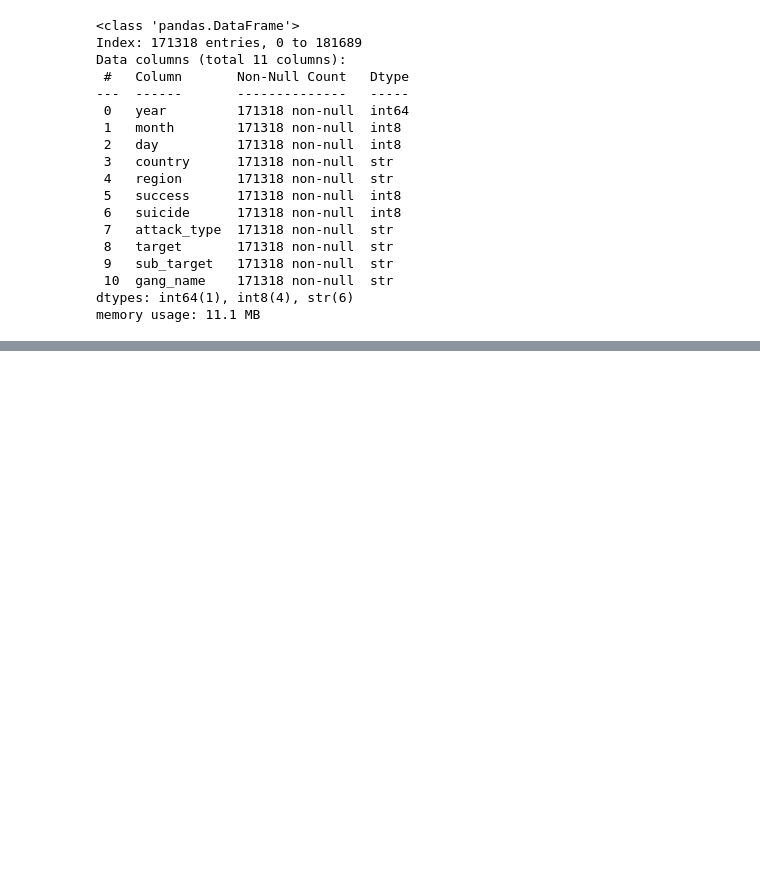
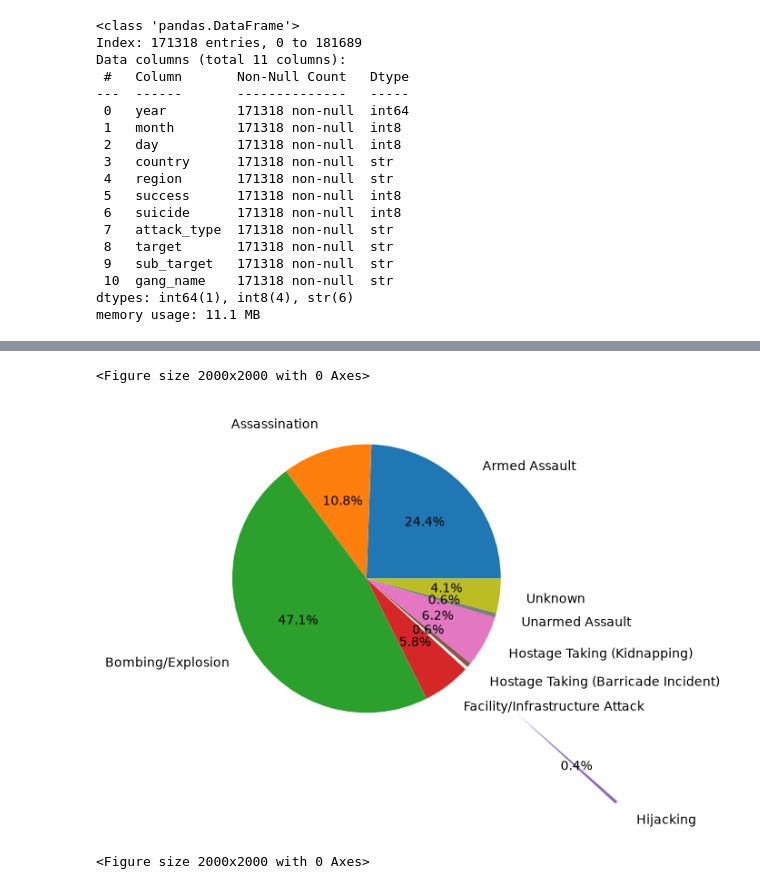
Before and after one commit to Anuragpathak08/Data-Analysis, a Jupyter notebook: projects/jay_the_terrorist_dataset.ipynb, the cells around one changed output, grey strips where cells are left out. Cells and saved outputs as stored; diff of their text form; code cells hidden in the pictures; blank space fills up the shorter version.

```diff
--- a/projects/jay_the_terrorist_dataset.ipynb
+++ b/projects/jay_the_terrorist_dataset.ipynb
@@ -92,0 +125,3 @@ for i in ax.containers:
+# %%
+attack = terror.groupby('attack_type')['success'].count()
+attack
@@ -92,0 +140,8 @@ for i in ax.containers:
+# %%
+plt.pie(attack, labels=attack.index, labeldistance= 1.2, explode=[0,0,0,0,1.5, 0,0,0,0], autopct='%0.1f%%')
+
+plt.figure(figsize=(20,20))
+# %% [output]
+<Figure size 2000x2000 with 0 Axes>
+[figure, added]
+<Figure size 2000x2000 with 0 Axes>
```
Also changed, not shown: parts of 8 cells of this notebook.
